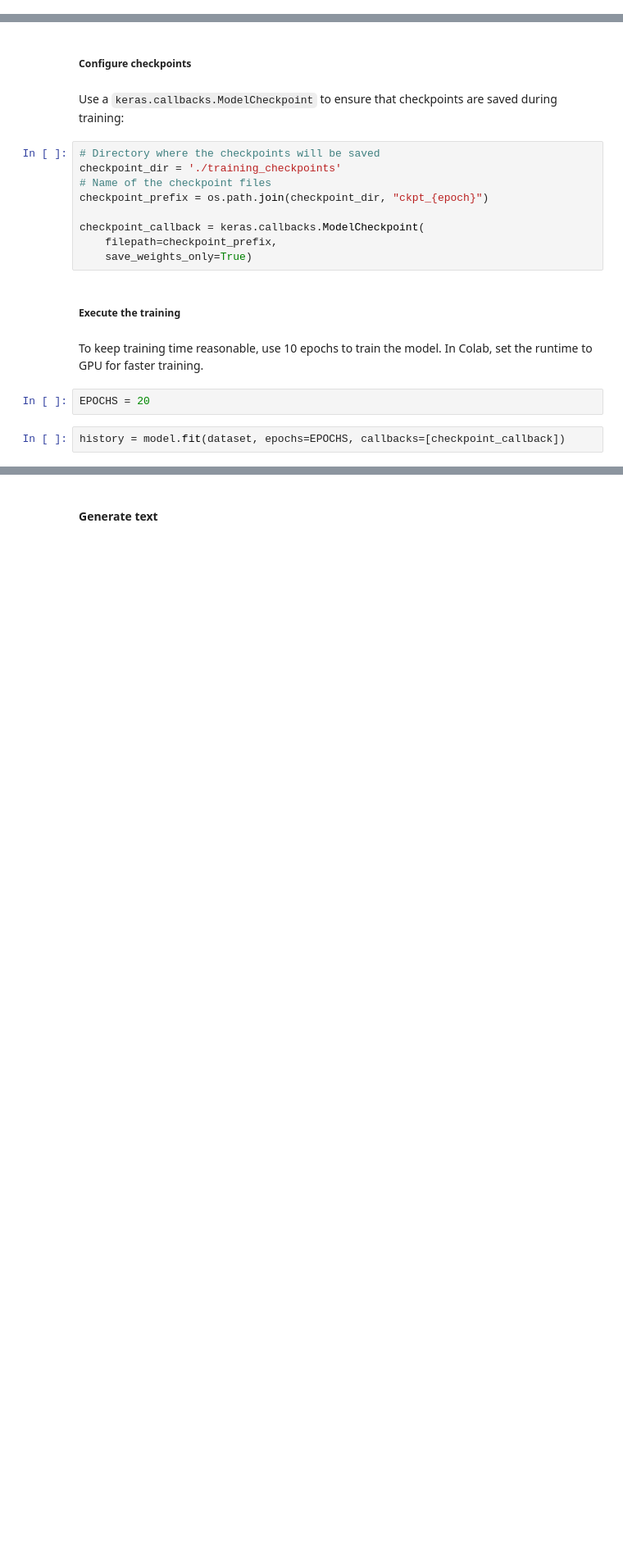
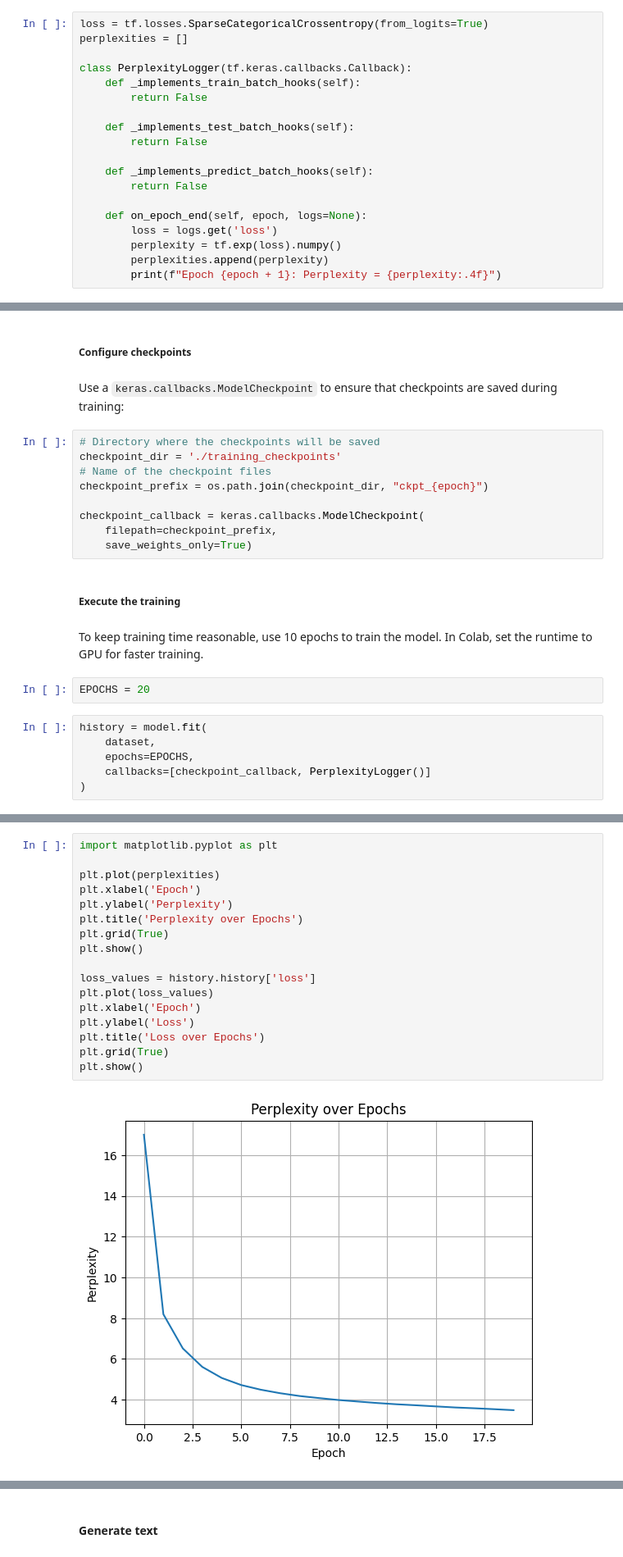
Before and after one commit to staerkjoe/NLP_colab, a Jupyter notebook: E03_rnn_text_generation_tensorflow.ipynb, the cells around one changed output, grey strips where cells are left out. Shown at 82% size. Drawn from its saved outputs; the diff is of its cells as text; blank space fills up the shorter version.

```diff
--- a/E03_rnn_text_generation_tensorflow.ipynb
+++ b/E03_rnn_text_generation_tensorflow.ipynb
@@ -336,3 +441,22 @@ loss = tf.losses.SparseCategoricalCrossentropy(from_logits=True)
+# %%
+loss = tf.losses.SparseCategoricalCrossentropy(from_logits=True)
+perplexities = []
+
+class PerplexityLogger(tf.keras.callbacks.Callback):
+    def _implements_train_batch_hooks(self):
+        return False
+
+    def _implements_test_batch_hooks(self):
+        return False
+
+    def _implements_predict_batch_hooks(self):
+        return False
+
+    def on_epoch_end(self, epoch, logs=None):
+        loss = logs.get('loss')
+        perplexity = tf.exp(loss).numpy()
+        perplexities.append(perplexity)
+        print(f"Epoch {epoch + 1}: Perplexity = {perplexity:.4f}")
 # %%
 example_batch_mean_loss = loss(target_example_batch, example_batch_predictions)
 print("Prediction shape: ", example_batch_predictions.shape, " # (batch_size, sequence_length, vocab_size)")
@@ -365,4 +496,8 @@ To keep training time reasonable, use 10 epochs to train the model. In Colab, se
 # %%
 EPOCHS = 20
 # %%
-history = model.fit(dataset, epochs=EPOCHS, callbacks=[checkpoint_callback])
+history = model.fit(
+    dataset,
+    epochs=EPOCHS,
+    callbacks=[checkpoint_callback, PerplexityLogger()]
+)
@@ -368,0 +522,19 @@ history = model.fit(dataset, epochs=EPOCHS, callbacks=[checkpoint_callback])
+# %%
+import matplotlib.pyplot as plt
+
+plt.plot(perplexities)
+plt.xlabel('Epoch')
+plt.ylabel('Perplexity')
+plt.title('Perplexity over Epochs')
+plt.grid(True)
+plt.show()
+
+loss_values = history.history['loss']
+plt.plot(loss_values)
+plt.xlabel('Epoch')
+plt.ylabel('Loss')
+plt.title('Loss over Epochs')
+plt.grid(True)
+plt.show()
+# %% [output]
+[figure, added]
```
Also changed, not shown: parts of 36 cells of this notebook.
